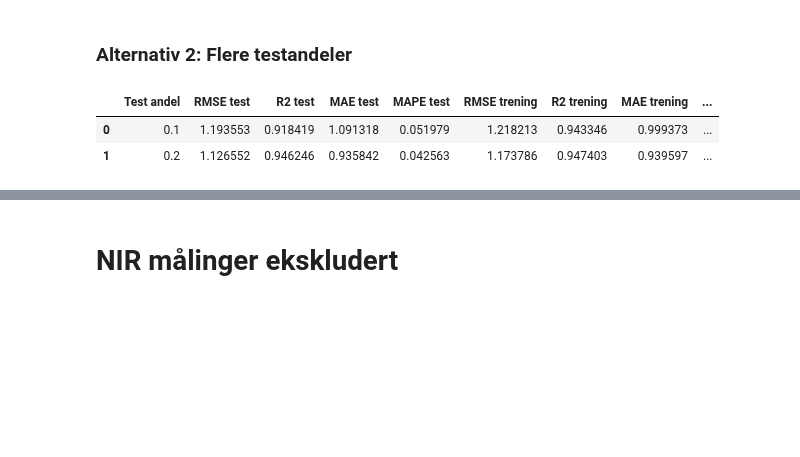
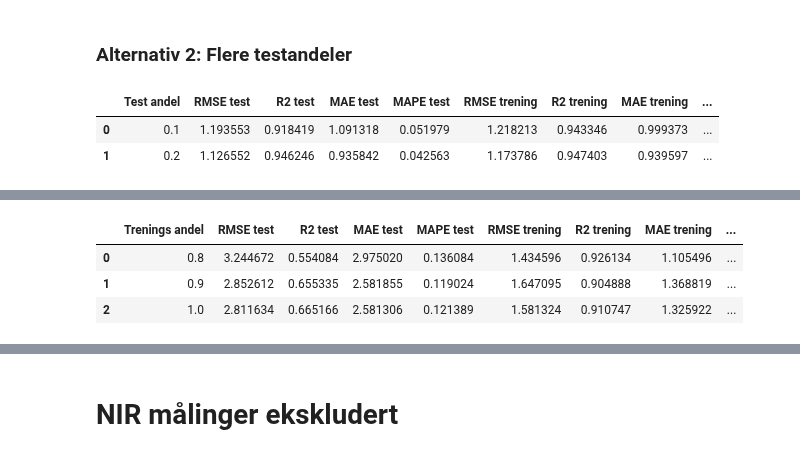
Before and after one commit to PreyPython123/Master-V24-Semiveiledet-Regresjon, a Jupyter notebook: Bioco_Collagen_Klassiske_Superveiledet_Regresjonsmetoder.ipynb, the cells around one changed output, grey strips where cells are left out. Saved outputs shown, nothing was run; the diff lists cells and outputs as text; code cells hidden in the pictures; blank space fills up the shorter version.

```diff
--- a/Bioco_Collagen_Klassiske_Superveiledet_Regresjonsmetoder.ipynb
+++ b/Bioco_Collagen_Klassiske_Superveiledet_Regresjonsmetoder.ipynb
@@ -838,0 +926,34 @@ collagen_rfr_resultater_dag
+# %%
+collagen_rfr_resultater_dag = pd.DataFrame(columns = ["Trenings andel",
+                                                        "RMSE test",
+                                                        "R2 test",
+                                                        "MAE test",
+                                                        "MAPE test",
+                                                        "RMSE trening",
+                                                        "R2 trening",
+                                                        "MAE trening",
+                                                        "MAPE trening",
+                                                        "Beste parametere"])
+
+collagen_knr_resultater_dag = pd.DataFrame(columns = ["Trenings andel",
+                                                         "RMSE test",
+                                                         "R2 test",
+                                                         "MAE test",
+                                                         "MAPE test",
+                                                         "RMSE trening",
+                                                         "R2 trening",
+                                                         "MAE trening",
+                                                         "MAPE trening",
+                                                         "Beste parametere"])
+
+test_andel = 0.2
+collagen_trening_markert, collagen_test,\
+collagen_trening_umarkert, collagen_trening = trening_testsett_oppdeling_dag(rå_data,
+                                       collagen_data,
+                                       test_andel=test_andel,
+                                       trening_krav=True)
+
+X_trening_markert = collagen_trening_markert.iloc[:, :-1]
+X_test = collagen_test.iloc[:, :-1]
+y_trening_markert = collagen_trening_markert.iloc[:, -1]
+y_test = collagen_test.iloc[:, -1]
@@ -838,0 +1081,7 @@ collagen_rfr_resultater_dag
+# %%
+collagen_rfr_resultater_dag
+# %% [output]
+|  | Trenings andel | RMSE test | R2 test | MAE test | MAPE test | RMSE trening | R2 trening | MAE trening | ... |
+| 0 | 0.8 | 3.244672 | 0.554084 | 2.975020 | 0.136084 | 1.434596 | 0.926134 | 1.105496 | ... |
+| 1 | 0.9 | 2.852612 | 0.655335 | 2.581855 | 0.119024 | 1.647095 | 0.904888 | 1.368819 | ... |
+| 2 | 1.0 | 2.811634 | 0.665166 | 2.581306 | 0.121389 | 1.581324 | 0.910747 | 1.325922 | ... |
```
Also changed, not shown: parts of 17 cells of this notebook.
